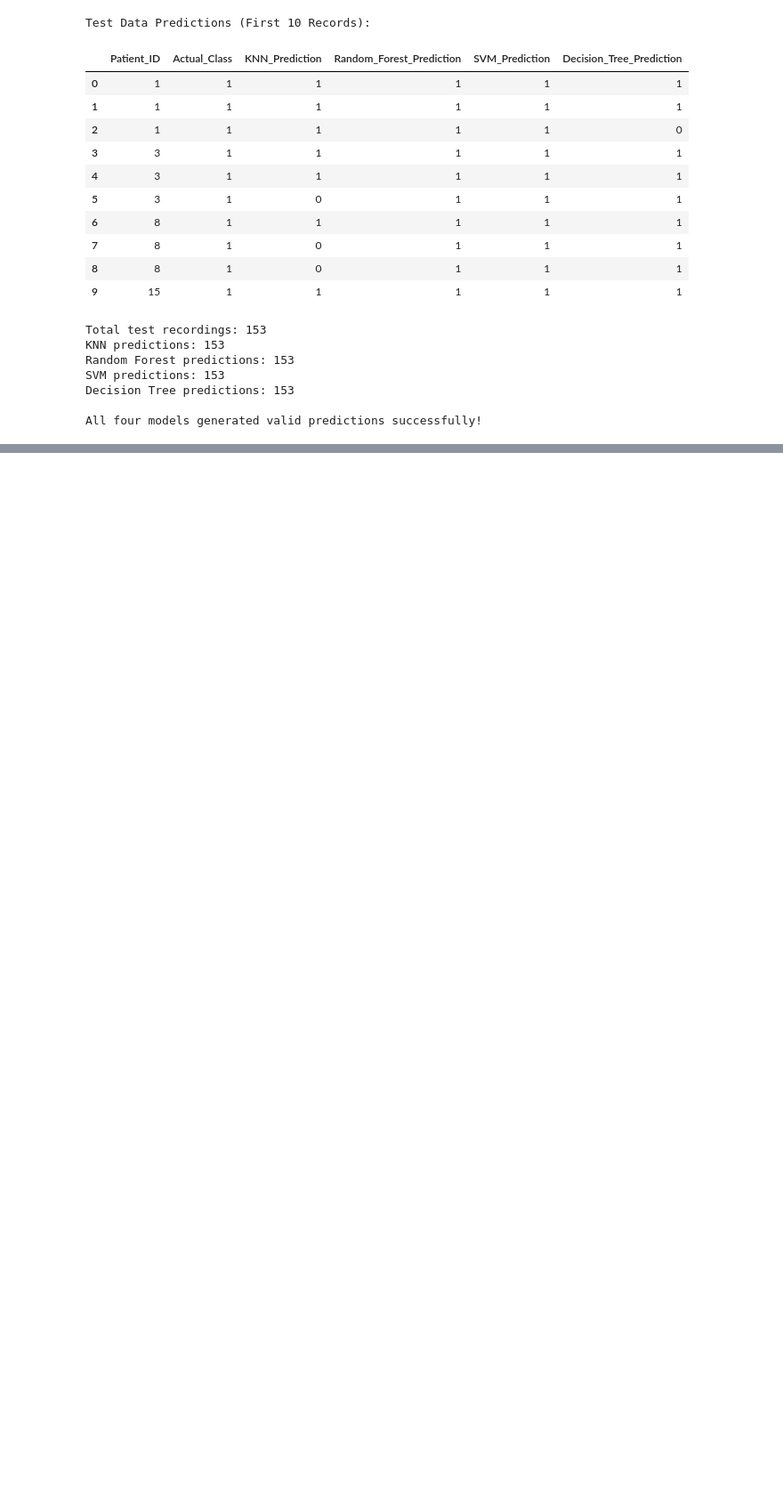
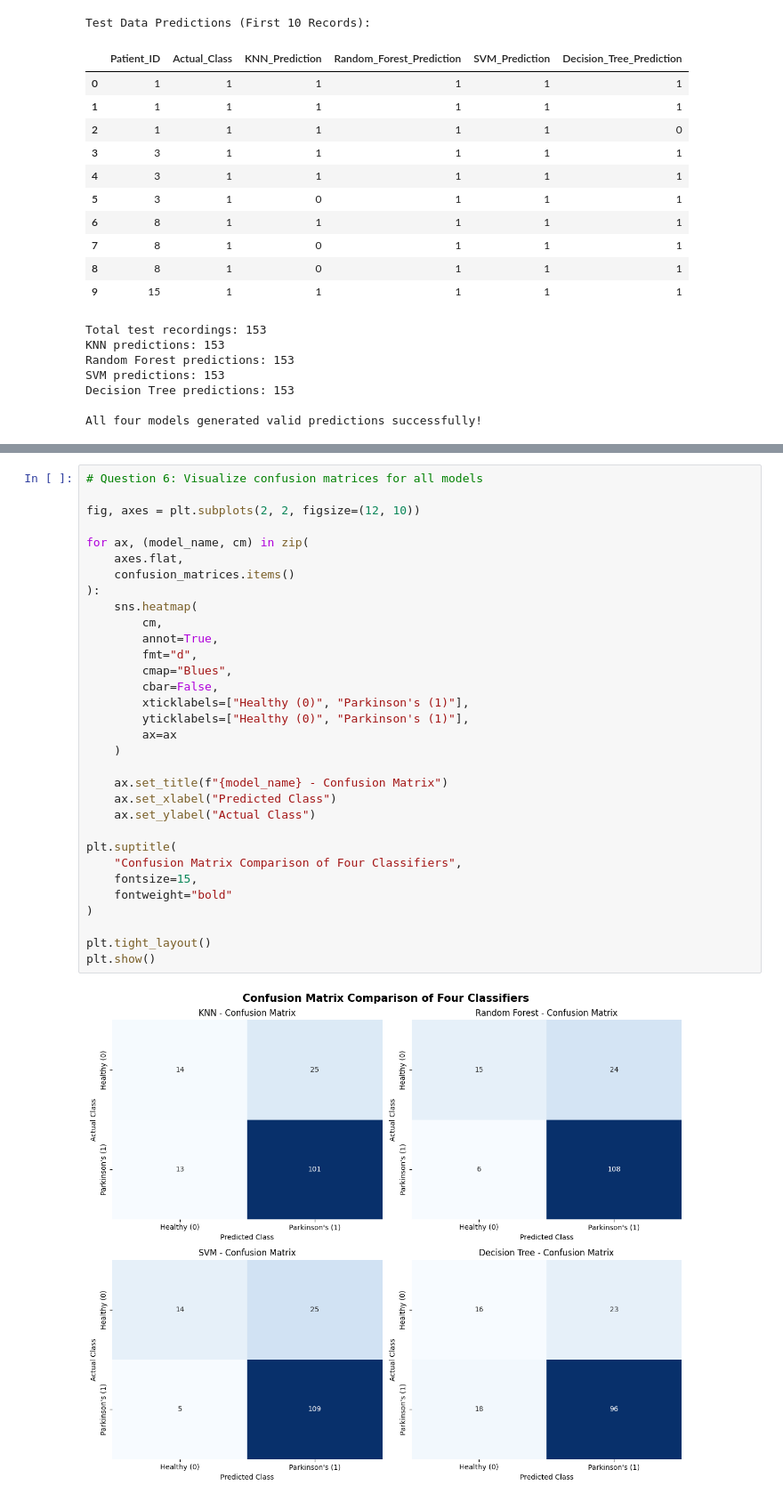
Before and after one commit to UbaidUllah777/CSCN8000_Assignment_1, a Jupyter notebook: Ubaid_Ullah_Assignment_1.ipynb, the cells around one changed output, grey strips where cells are left out. Shown at 89% size. Cells and saved outputs as stored; diff of their text form; blank space fills up the shorter version.

Commit message:
feat: complete Parkinsons classification evaluation and final report

```diff
--- a/Ubaid_Ullah_Assignment_1.ipynb
+++ b/Ubaid_Ullah_Assignment_1.ipynb
@@ -693,0 +1018,34 @@ All four models generated valid predictions successfully!
+# %%
+# Question 6: Visualize confusion matrices for all models
+
+fig, axes = plt.subplots(2, 2, figsize=(12, 10))
+
+for ax, (model_name, cm) in zip(
+    axes.flat,
+    confusion_matrices.items()
+):
+    sns.heatmap(
+        cm,
+        annot=True,
+        fmt="d",
+        cmap="Blues",
+        cbar=False,
+        xticklabels=["Healthy (0)", "Parkinson's (1)"],
+        yticklabels=["Healthy (0)", "Parkinson's (1)"],
+        ax=ax
+    )
+
+    ax.set_title(f"{model_name} - Confusion Matrix")
+    ax.set_xlabel("Predicted Class")
+    ax.set_ylabel("Actual Class")
+
+plt.suptitle(
+    "Confusion Matrix Comparison of Four Classifiers",
+    fontsize=15,
+    fontweight="bold"
+)
+
+plt.tight_layout()
+plt.show()
+# %% [output]
+[figure, added]
```
Also changed, not shown: parts of 8 cells of this notebook, 2 other files.
